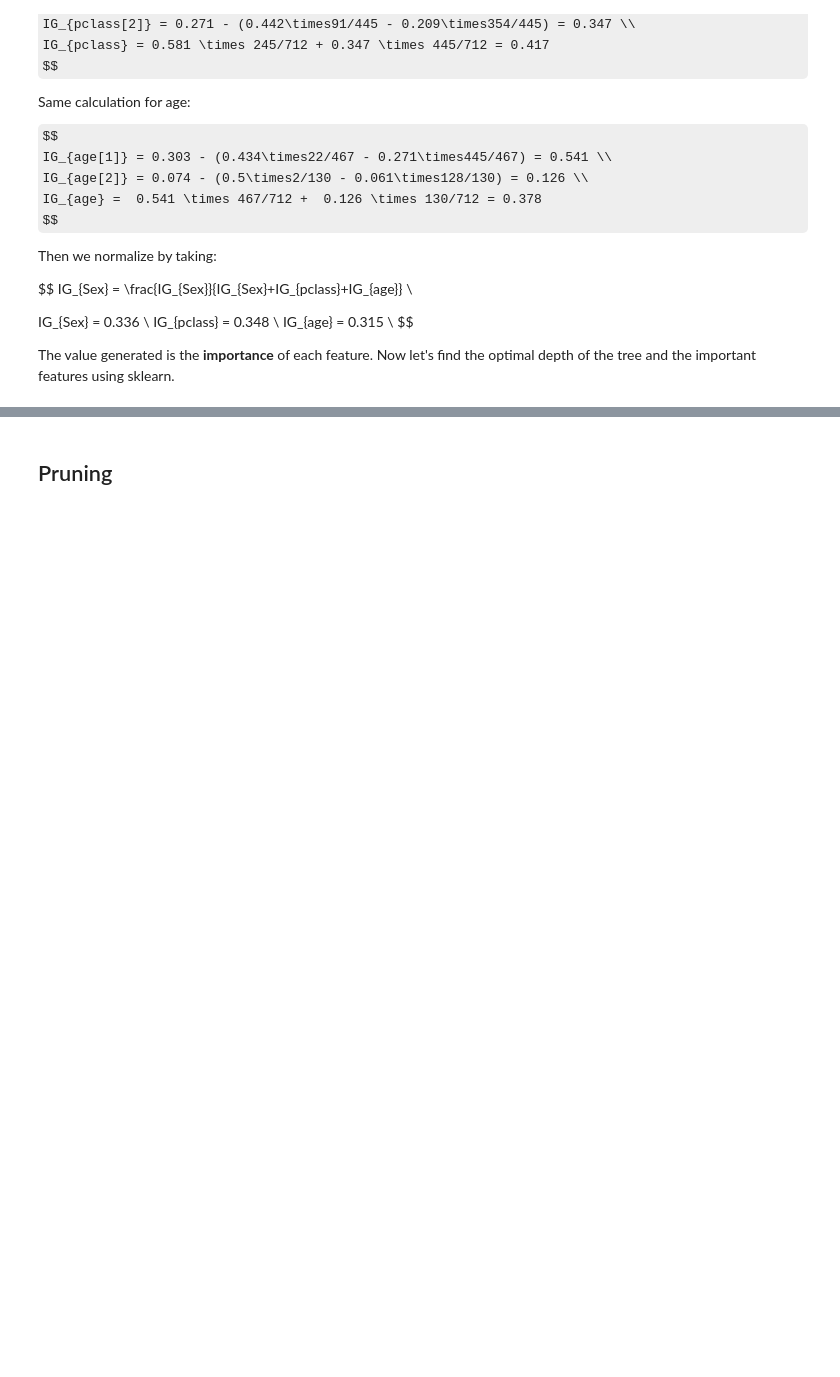
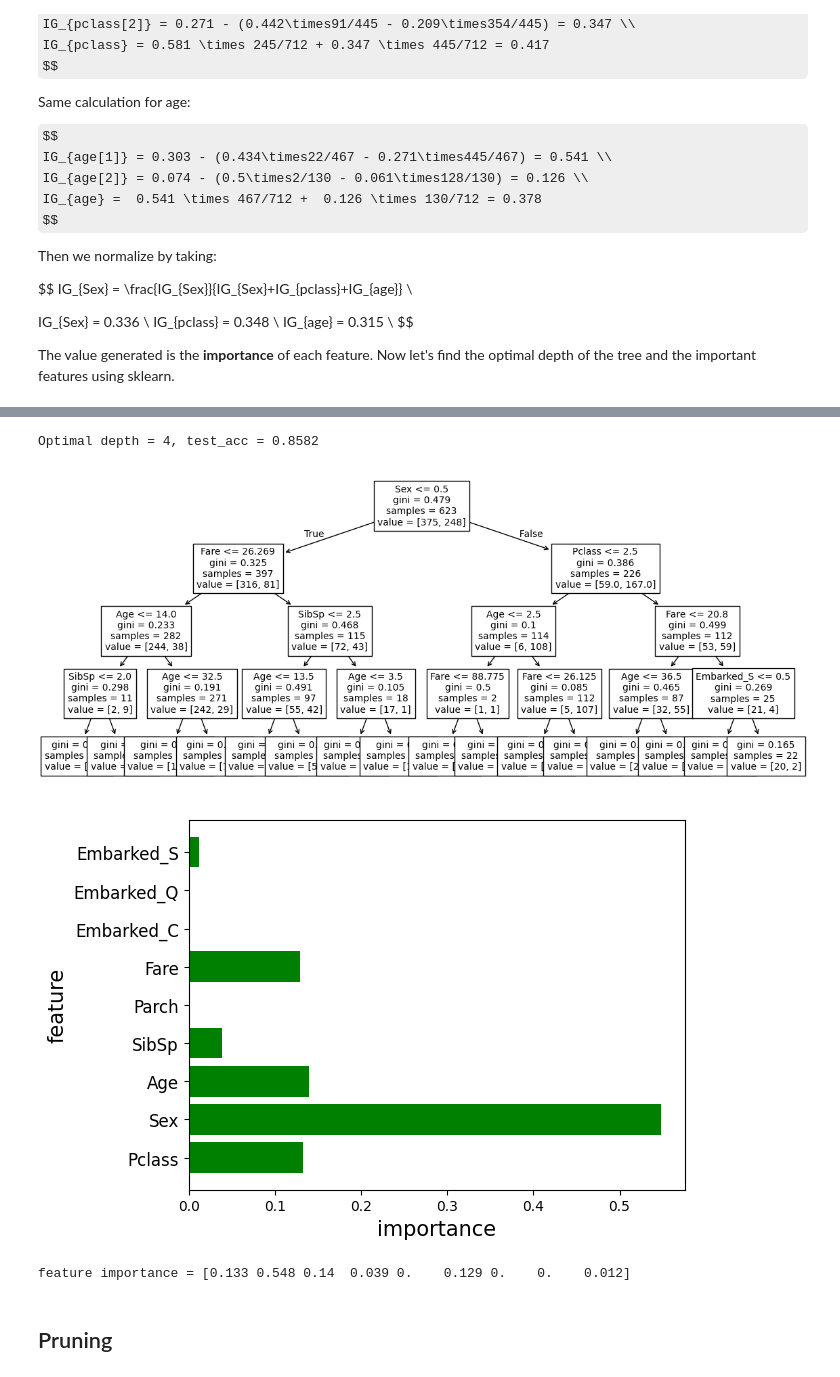
Before and after one commit to mjxm001/DAC-Curriculum, a Jupyter notebook: DAC-006_Machine_Learning/DAC-006-Intro_to_ML_Session_2_Student.ipynb, the cells around one changed output, grey strips where cells are left out. Cells and saved outputs as stored; diff of their text form; code cells hidden in the pictures; some formulas as TeX source; blank space fills up the shorter version.

```diff
--- a/DAC-006_Machine_Learning/DAC-006-Intro_to_ML_Session_2_Student.ipynb
+++ b/DAC-006_Machine_Learning/DAC-006-Intro_to_ML_Session_2_Student.ipynb
@@ -224,32 +241,37 @@ The value generated is the **importance** of each feature. Now let's find the op
 # %%
 # I set max_step=3 as a constant value for tree visualization.
-# model = DecisionTreeClassifier(max_depth=3)
-# model.fit(x_train, y_train)
+model = DecisionTreeClassifier(max_depth=4)
+model.fit(x_train, y_train)
 
-# # Use test data to evaluate final performance.
-# y_pred = model.predict(x_test)
-# test_acc = (y_pred == y_test).mean()
-# print('Optimal depth = {}, test_acc = {:.4f}'.format(opt_depth, test_acc))
+# Use test data to evaluate final performance.
+y_pred = model.predict(x_test)
+test_acc = (y_pred == y_test).mean()
+print('Optimal depth = {}, test_acc = {:.4f}'.format(opt_depth, test_acc))
 
-# # Visualize the tree
-# # plt.figure(figsize=(20,10))
-# feat_names = x.columns.tolist()
-# plt.figure(figsize=(14,6))
-# tree.plot_tree(model, feature_names = feat_names, fontsize=10)
-# plt.show()
+# Visualize the tree
+# plt.figure(figsize=(20,10))
+feat_names = x.columns.tolist()
+plt.figure(figsize=(14,6))
+tree.plot_tree(model, feature_names = feat_names, fontsize=10)
+plt.show()
 
-# # Analyze the importance of features.
-# feature_importance = model.feature_importances_
-# n_feature = x_train.shape[1]
-# idx = np.arange(n_feature)
+# Analyze the importance of features.
+feature_importance = model.feature_importances_
+n_feature = x_train.shape[1]
+idx = np.arange(n_feature)
 
-# plt.barh(idx, feature_importance, align='center', color='green')
-# plt.yticks(idx, feat_names, size=12)
-# plt.xlabel('importance', size=15)
-# plt.ylabel('feature', size=15)
-# plt.show()
+plt.barh(idx, feature_importance, align='center', color='green')
+plt.yticks(idx, feat_names, size=12)
+plt.xlabel('importance', size=15)
+plt.ylabel('feature', size=15)
+plt.show()
 
-# print('feature importance = {}'.format(feature_importance.round(3)))
+print('feature importance = {}'.format(feature_importance.round(3)))
+# %% [output]
+Optimal depth = 4, test_acc = 0.8582
+[figure, added]
+[figure, added]
+feature importance = [0.133 0.548 0.14  0.039 0.    0.129 0.    0.    0.012]
 # %% [markdown]
 ## Pruning
 # %% [markdown]
```
Also changed, not shown: parts of 15 cells of this notebook.
